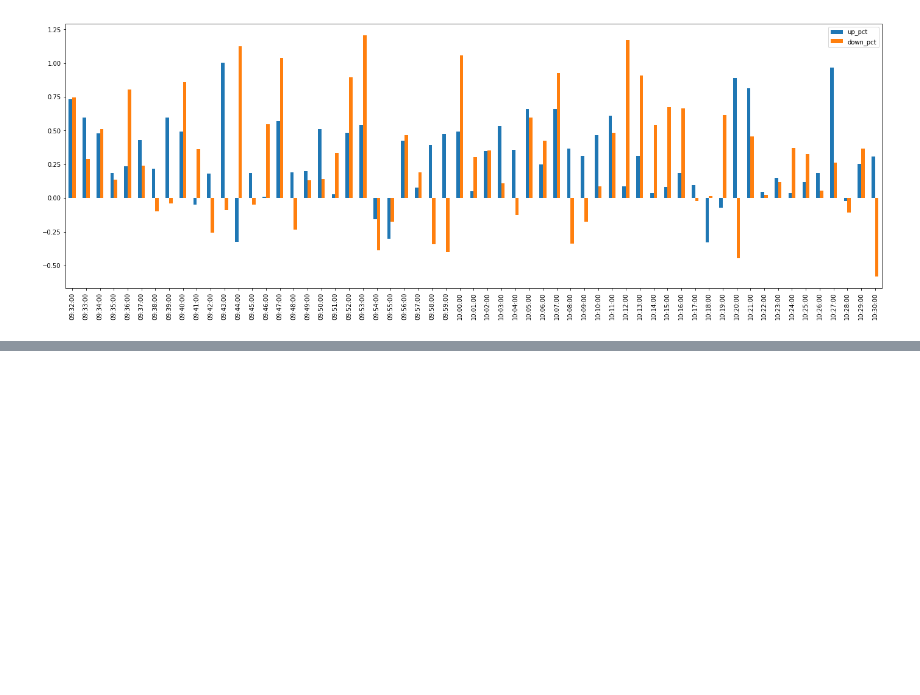
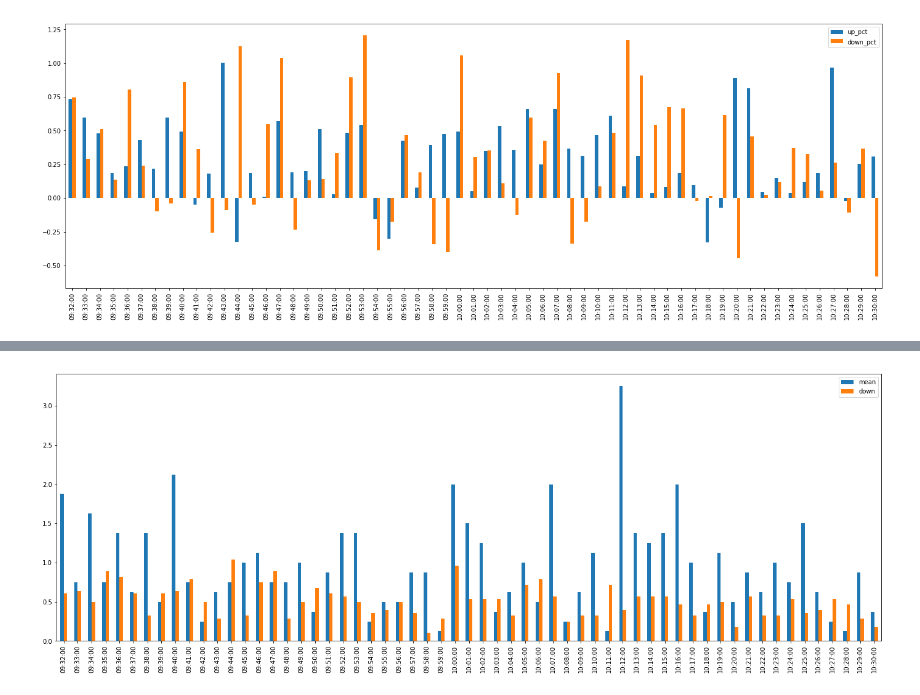
Before and after one commit to kevinfcleary/Brendan_Stuff, a Jupyter notebook: Brendan_Stuff/Analytics Suite v0.2.ipynb, the cells around one changed output, grey strips where cells are left out. Cells and saved outputs as stored; diff of their text form; code cells hidden in the pictures; blank space fills up the shorter version.

```diff
--- a/Brendan_Stuff/Analytics Suite v0.2.ipynb
+++ b/Brendan_Stuff/Analytics Suite v0.2.ipynb
@@ -249,0 +329,40 @@ df_temp2.plot.bar(figsize=(24,8));
+# %%
+minimums = []
+maximums = []
+mean_returns = []
+std_dev = []
+#lower_quartile = []
+#upper_quartile = []
+time_window=pd.date_range("09:32", "10:30", freq="1min").time
+for i in range(1,60):
+    if(i < 29):
+        minimums.append(df[(df.index.weekday == 0) & (df.index.hour == 9) & (df.index.minute==31+i) & (df.price_change.shift(i) <= -0.76) & (df.up_or_down < 0)]['abs_change'].min())
+        maximums.append(df[(df.index.weekday == 0) & (df.index.hour == 9) & (df.index.minute==31+i) & (df.price_change.shift(i) <= -0.76)  & (df.up_or_down < 0)]['abs_change'].max())
+        mean_returns.append(df[(df.index.weekday == 0) & (df.index.hour == 9) & (df.index.minute==31+i) & (df.price_change.shift(i) <= -0.76) & (df.up_or_down < 0)]['abs_change'].mean())
+        std_dev.append(df[(df.index.weekday == 0) & (df.index.hour == 9) & (df.index.minute==31+i) & (df.price_change.shift(i) <= - 0.76) & (df.up_or_down < 0) ]['abs_change'].std())
+        #upper_quartile.append(df[(df.index.weekday == 0) & (df.index.hour == 9) & (df.index.minute==31+i) & (df.price_change.shift(i) >= 1.08) & (df.up_or_down > 0)]['abs_change'].quantile(.75))
+        #lower_quartile.append(df[(df.index.weekday == 0) & (df.index.hour == 9) & (df.index.minute==31+i) & (df.price_change.shift(i) >= 1.08) & (df.up_or_down > 0)]['abs_change'].quantile(.25))
+        i+=1
+    elif(i >= 29):
+        minimums.append(df[(df.index.weekday == 0) & (df.index.hour == 10) & (df.index.minute==i-29) & (df.price_change.shift(i) <=-0.76) & (df.up_or_down < 0)]['abs_change'].min())
+        maximums.append(df[(df.index.weekday == 0) & (df.index.hour == 10) & (df.index.minute==i-29) & (df.price_change.shift(i) <=-0.76) & (df.up_or_down < 0)]['abs_change'].max())
+        mean_returns.append(df[(df.index.weekday == 0) & (df.index.hour == 10) & (df.index.minute==i-29) & (df.price_change.shift(i) <= -0.76) & (df.up_or_down < 0)]['abs_change'].mean())
+        std_dev.append(df[(df.index.weekday == 0) & (df.index.hour == 10) & (df.index.minute==i-29) & (df.price_change.shift(i) <= -0.76) & (df.up_or_down < 0)]['abs_change'].std())
+        #upper_quartile.append(df[(df.index.weekday == 0) & (df.index.hour == 10) & (df.index.minute==i-29) & (df.price_change.shift(i) >= 0.75) & (df.up_or_down > 0)]['price_change'].quantile(.75))
+        #lower_quartile.append(df[(df.index.weekday == 0) & (df.index.hour == 10) & (df.index.minute==i-29) & (df.price_change.shift(i) >= 0.75) & (df.up_or_down > 0)]['price_change'].quantile(.25))
+        i+=1
+
+
+df_930_1030_down_down=pd.DataFrame(minimums,index=time_window,columns=['min'])
+df_930_1030_down_down['max'] = maximums
+df_930_1030_down_down['mean'] = mean_returns
+df_930_1030_down_down['std_dev'] = std_dev
+df_930_1030_down_down['cumulative_return'] = df_930_1030_down_down['mean'].cumsum(axis = 0)
+df_930_1030_down_down['max_min_spread'] = df_930_1030_down_down['max'] - df_930_1030_down_down['min']
+# %%
+df_temp = df_930_1030_down_up['mean'].to_frame()
+df_temp['down'] = df_930_1030_down_down['mean']
+# %%
+df_temp.plot.bar(figsize=(24,8));
+# %% [output]
+[figure, added]
```
Also changed, not shown: parts of 8 cells of this notebook.
